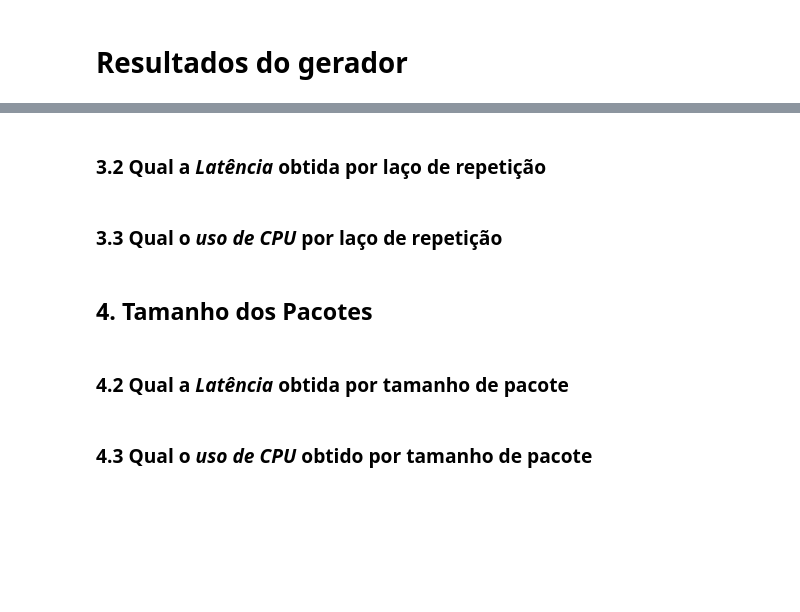
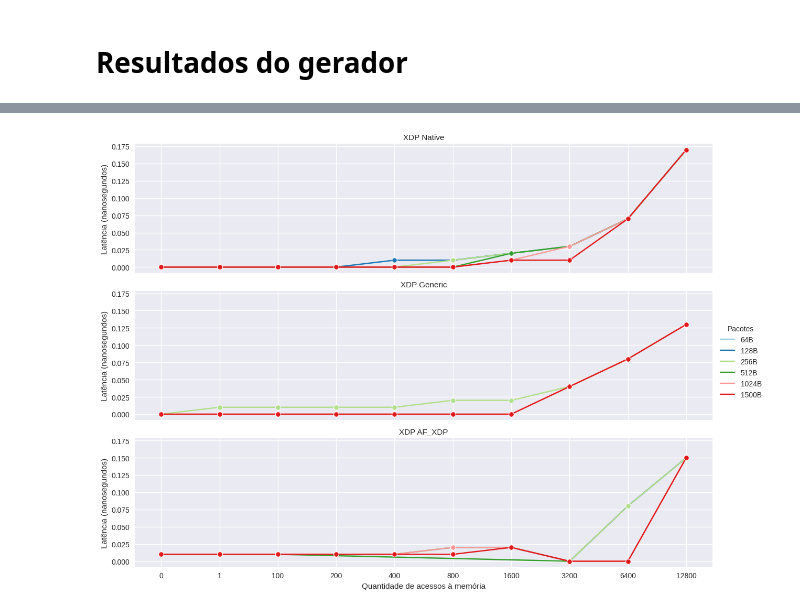
Before and after one commit to igor-capeletti/tcc_eBPF_XDP, a Jupyter notebook: scripts/python/gera_graficos_latencia.ipynb, the cells around one changed output, grey strips where cells are left out. Saved outputs shown, nothing was run; the diff lists cells and outputs as text; code cells hidden in the pictures; blank space fills up the shorter version.

Commit message:
adicionado alguns gráficos iniciais e os arquivos de geracao destes gráficos

```diff
--- a/scripts/python/gera_graficos_latencia.ipynb
+++ b/scripts/python/gera_graficos_latencia.ipynb
@@ -131,0 +57,18 @@ df_gerador
+# %%
+#antes de executar isso, eliminar ultima coluna dos arquivos perf que estão em branco
+
+colunas= ['combined', 'algoritmo', 'packet_size', 'hook_ebpf', 'latencymean']
+df_gerador= df_gerador[colunas]
+
+df_gerador['hook_ebpf']= df_gerador['hook_ebpf'].replace('af_xdp','AF_XDP')
+df_gerador['hook_ebpf']= df_gerador['hook_ebpf'].replace('xdpgeneric','Generic')
+df_gerador['hook_ebpf']= df_gerador['hook_ebpf'].replace('xdpdrv','Native')
+
+for i,j in zip(lista_for,lista_alias_for):
+       df_gerador['algoritmo']= df_gerador['algoritmo'].replace(f'{i}',f'{j}')
+
+df_gerador['algoritmo']= df_gerador['algoritmo'].astype(int)
+
+df_gerador= df_gerador[df_gerador['latencymean'] >= 0]
+
+df_gerador
@@ -472,10 +108,45 @@ save_image.savefig(f'{raiz}/barra_dif_packet_size_para_dif_hook_ebpf@hook_ebpf_{
-# %% [markdown]
-### 3.2 Qual a ***Latência*** obtida por laço de repetição
-# %% [markdown]
-### 3.3 Qual o ***uso de CPU*** por laço de repetição
-# %% [markdown]
-## 4. Tamanho dos Pacotes
-# %% [markdown]
-### 4.2 Qual a ***Latência*** obtida por tamanho de pacote
-# %% [markdown]
-### 4.3 Qual o ***uso de CPU*** obtido por tamanho de pacote
+# %%
+
+eixo_x= 'algoritmo'
+eixo_y= 'latencymean'
+hue= 'packet_size'
+
+plt.rc('figure', figsize=(20, 5))
+
+df= df_gerador.copy()
+df1= pd.concat([df[df.hook_ebpf == 'Generic'], df[df.hook_ebpf == 'Native']], sort = False)
+df1= df1[df1.combined == 8]
+
+df2= df[df.combined == 1]
+df2= df2[df2.hook_ebpf == 'AF_XDP']
+
+df= pd.concat([df1, df2], sort = False)
+df= df.sort_values(by=[eixo_x,hue], ascending=True)
+df = df.rename(columns={'packet_size': 'Pacotes'})
+
+df['Pacotes']= df['Pacotes'].astype(str)
+df['algoritmo']= df['algoritmo'].astype(str)
+for i,j in zip(lista_pacotes,lista_alias_pacotes):
+       df['Pacotes']= df['Pacotes'].replace(f'{i}',f'{j}')
+
+
+df= df[[eixo_x, eixo_y, 'Pacotes', 'hook_ebpf']]
+
+
+df.index= range(len(df))
+
+grafico = sns.relplot(
+    data=df, x=eixo_x, y=eixo_y,
+    col='hook_ebpf', hue='Pacotes',
+    kind="line", palette='Paired', col_wrap=1, marker='o',
+    height= 3, aspect=12/3
+)
+
+grafico.set_ylabels("Latência (nanosegundos)")
+grafico.set_xlabels("Quantidade de acessos à memória")
+grafico.set_titles("XDP {col_name}")
+
+
+grafico.savefig(f'{raiz}/latencia_{hue}_x_{eixo_x}@combined_melhores_por_modo_xdp{format_imagens}')
+# %% [output]
+[figure, added]
```
Also changed, not shown: parts of 29 cells of this notebook, 32 other files.
